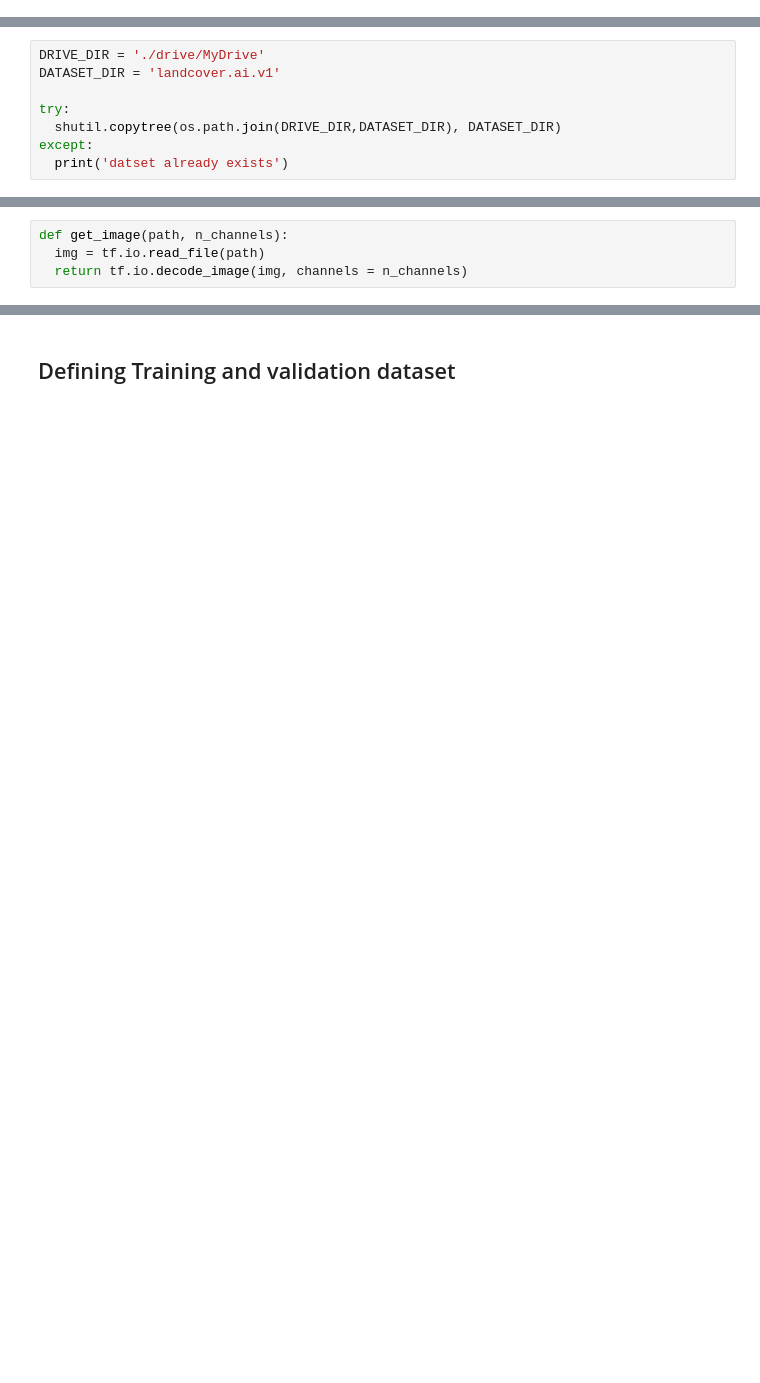
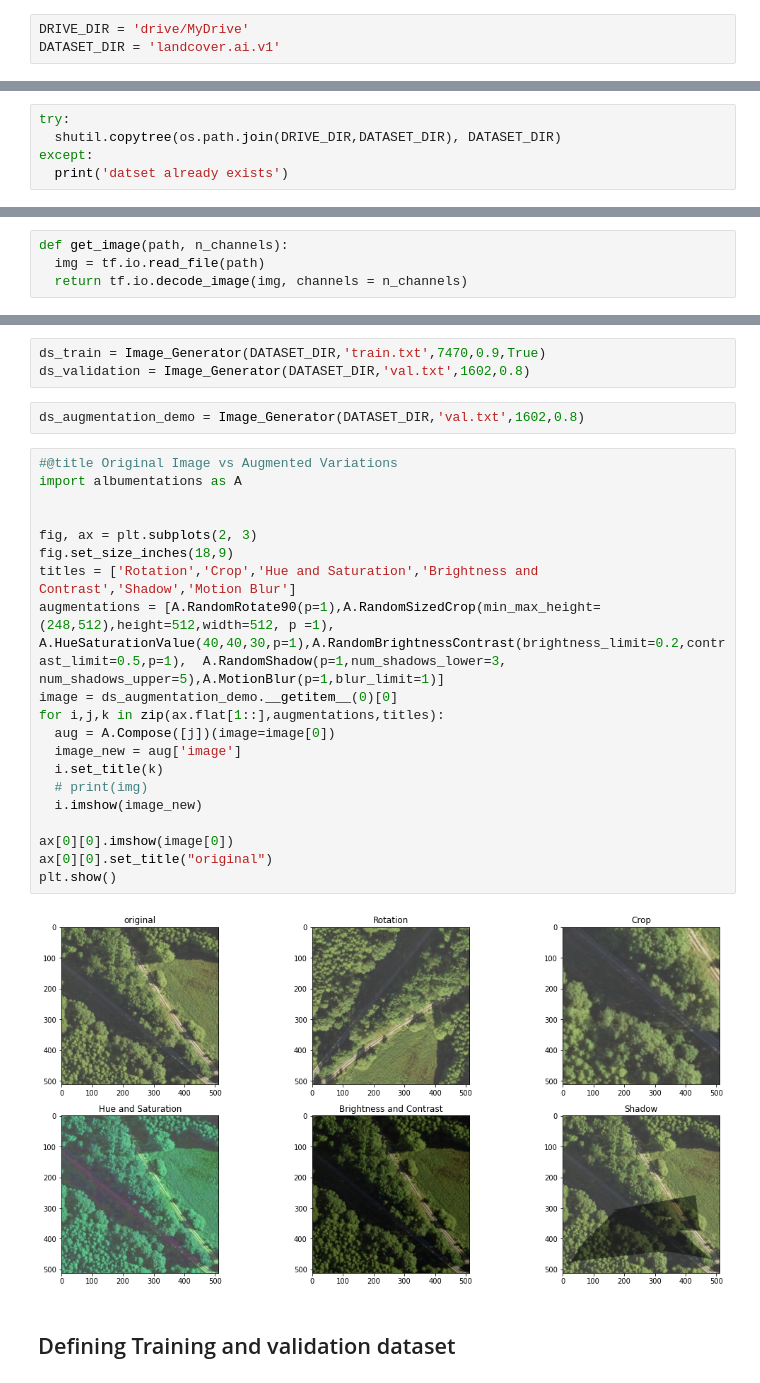
Before and after one commit to Justin-Goodrich/Arial-Semantic-Image-Segmentation, a Jupyter notebook: Arial_Image_Segmentation.ipynb, the cells around one changed output, grey strips where cells are left out. Saved outputs shown, nothing was run; the diff lists cells and outputs as text; blank space fills up the shorter version.

```diff
--- a/Arial_Image_Segmentation.ipynb
+++ b/Arial_Image_Segmentation.ipynb
@@ -23,0 +17,3 @@ import shutil
+# %%
+DRIVE_DIR = 'drive/MyDrive'
+DATASET_DIR = 'landcover.ai.v1'
@@ -24,7 +24,4 @@ import shutil
 # %%
-DRIVE_DIR = './drive/MyDrive'
-DATASET_DIR = 'landcover.ai.v1'
-
 try:
   shutil.copytree(os.path.join(DRIVE_DIR,DATASET_DIR), DATASET_DIR)
 except:
@@ -139,2 +233,29 @@ def process_images(path):
+# %%
+ds_train = Image_Generator(DATASET_DIR,'train.txt',7470,0.9,True)
+ds_validation = Image_Generator(DATASET_DIR,'val.txt',1602,0.8)
+# %%
+ds_augmentation_demo = Image_Generator(DATASET_DIR,'val.txt',1602,0.8)
+# %%
+#@title Original Image vs Augmented Variations
+import albumentations as A
+
+
+fig, ax = plt.subplots(2, 3)
+fig.set_size_inches(18,9)
+titles = ['Rotation','Crop','Hue and Saturation','Brightness and Contrast','Shadow','Motion Blur']
+augmentations = [A.RandomRotate90(p=1),A.RandomSizedCrop(min_max_height=(248,512),height=512,width=512, p =1), A.HueSaturationValue(40,40,30,p=1),A.RandomBrightnessContrast(brightness_limit=0.2,contrast_limit=0.5,p=1),  A.RandomShadow(p=1,num_shadows_lower=3, num_shadows_upper=5),A.MotionBlur(p=1,blur_limit=1)]
+image = ds_augmentation_demo.__getitem__(0)[0]
+for i,j,k in zip(ax.flat[1::],augmentations,titles):
+  aug = A.Compose([j])(image=image[0])
+  image_new = aug['image']
+  i.set_title(k)
+  # print(img)
+  i.imshow(image_new)
+
+ax[0][0].imshow(image[0])
+ax[0][0].set_title("original")
+plt.show()
+# %% [output]
+[figure, added]
 # %% [markdown]
 ## Defining Training and validation dataset
```
Also changed, not shown: parts of 36 cells of this notebook.
